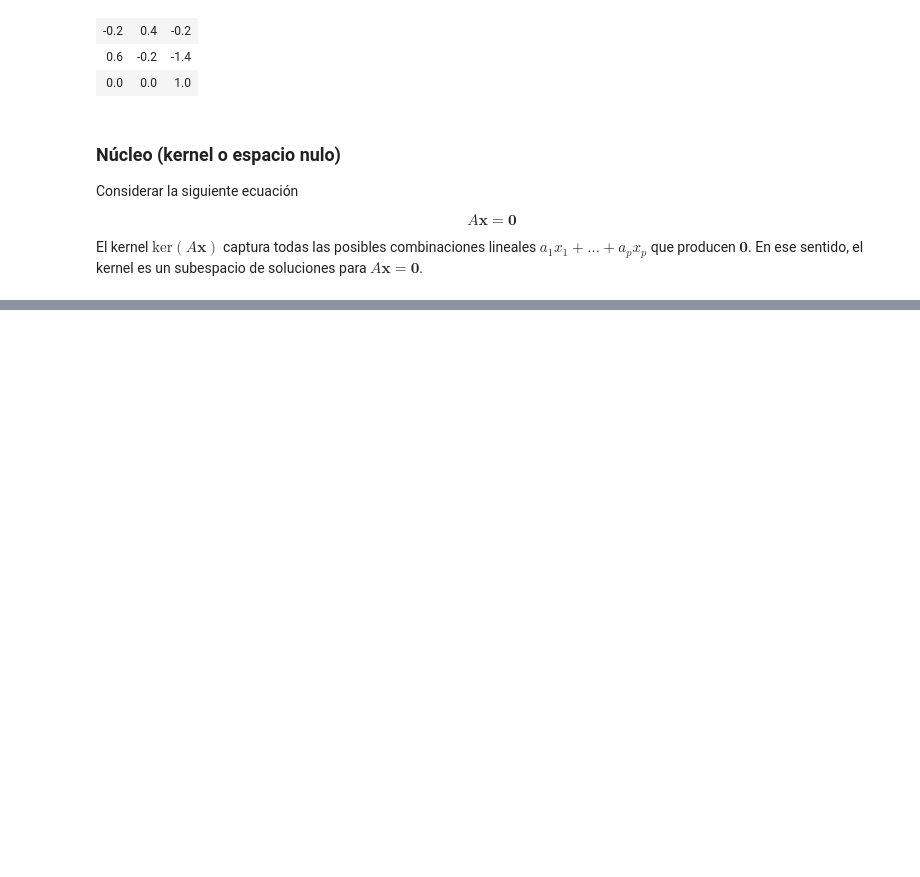
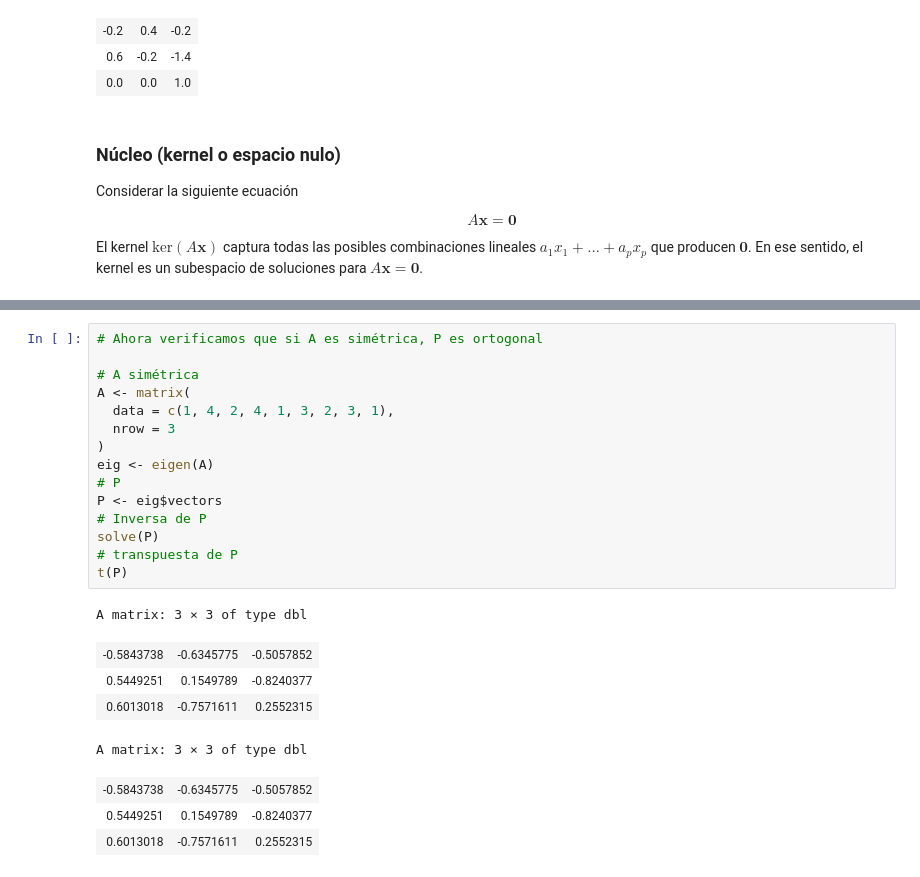
Before and after one commit to jealcalat/Analisis_multivariado-deprecated-, a Jupyter notebook: 2_modelos_multivariados/2.2_distribucion_multinormal.ipynb, the cells around one changed output, grey strips where cells are left out. Drawn from its saved outputs; the diff is of its cells as text; blank space fills up the shorter version.

```diff
--- a/2_modelos_multivariados/2.2_distribucion_multinormal.ipynb
+++ b/2_modelos_multivariados/2.2_distribucion_multinormal.ipynb
@@ -253,0 +294,24 @@ $$
+# %%
+# Ahora verificamos que si A es simétrica, P es ortogonal
+
+# A simétrica
+A <- matrix(
+  data = c(1, 4, 2, 4, 1, 3, 2, 3, 1),
+  nrow = 3
+)
+eig <- eigen(A)
+# P
+P <- eig$vectors
+# Inversa de P
+solve(P)
+# transpuesta de P
+t(P)
+# %% [output]
+A matrix: 3 × 3 of type dbl
+| -0.5843738 | -0.6345775 | -0.5057852 |
+| 0.5449251 | 0.1549789 | -0.8240377 |
+| 0.6013018 | -0.7571611 | 0.2552315 |
+A matrix: 3 × 3 of type dbl
+| -0.5843738 | -0.6345775 | -0.5057852 |
+| 0.5449251 | 0.1549789 | -0.8240377 |
+| 0.6013018 | -0.7571611 | 0.2552315 |
```
Also changed, not shown: parts of 10 cells of this notebook.
